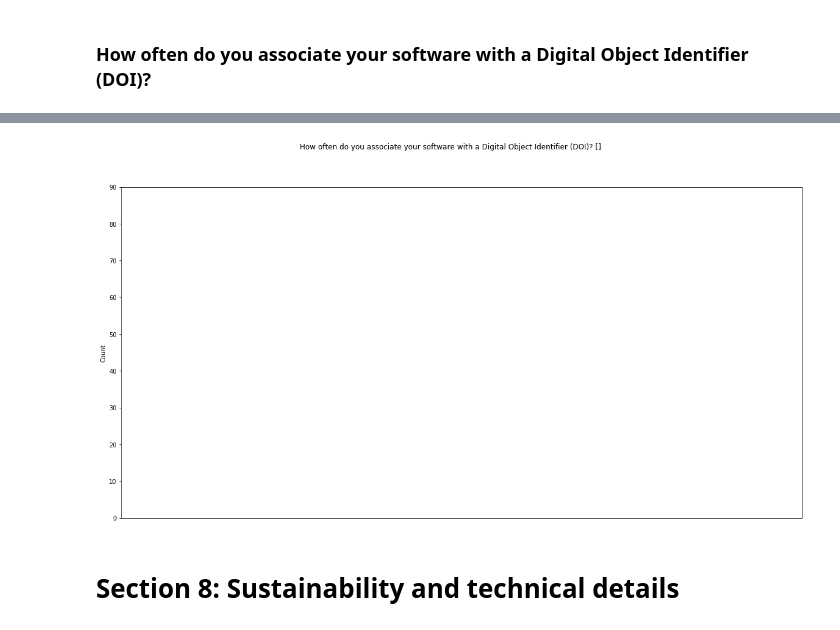
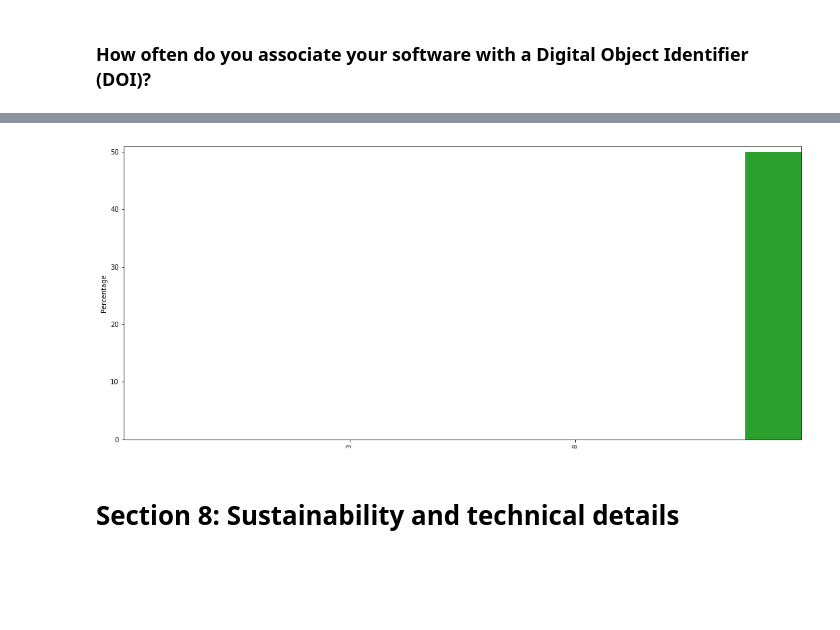
Before and after one commit to softwaresaved/international-survey, a Jupyter notebook: analysis/results_zaf_2017_narrative.ipynb, the cells around one changed output, grey strips where cells are left out. Drawn from its saved outputs; the diff is of its cells as text; code cells hidden in the pictures; blank space fills up the shorter version.

```diff
--- a/analysis/results_zaf_2017_narrative.ipynb
+++ b/analysis/results_zaf_2017_narrative.ipynb
@@ -973,6 +1022,8 @@ _ = get_plot(perc_to_count, "y/n/na")
 ### How often do you associate your software with a Digital Object Identifier (DOI)?
 # %%
 v_to_count, filename  = get_count(df, ['open3can[SQ001]. How often do you associate your software with a Digital Object Identifier (DOI)? []'], "likert", "./../survey_creation/2017/zaf/listAnswers/likert_time_10.csv", "False", "./2017/zaf/output/")
+# %%
+perc_to_count = get_percentage(v_to_count, filename)
 # %%
 display(v_to_count)
 # %% [output]
@@ -981,7 +1041,7 @@ display(v_to_count)
-# %%
-_ = get_plot(v_to_count, "likert")
-# %% [output]
-[figure, removed]
+# %%
+_ = get_plot(perc_to_count, "one choice")
+# %% [output]
+[figure, added]
 # %% [markdown]
 # Section 8: Sustainability and technical details
 # %% [markdown]
```
Also changed, not shown: parts of 81 cells of this notebook, 35 other files.
